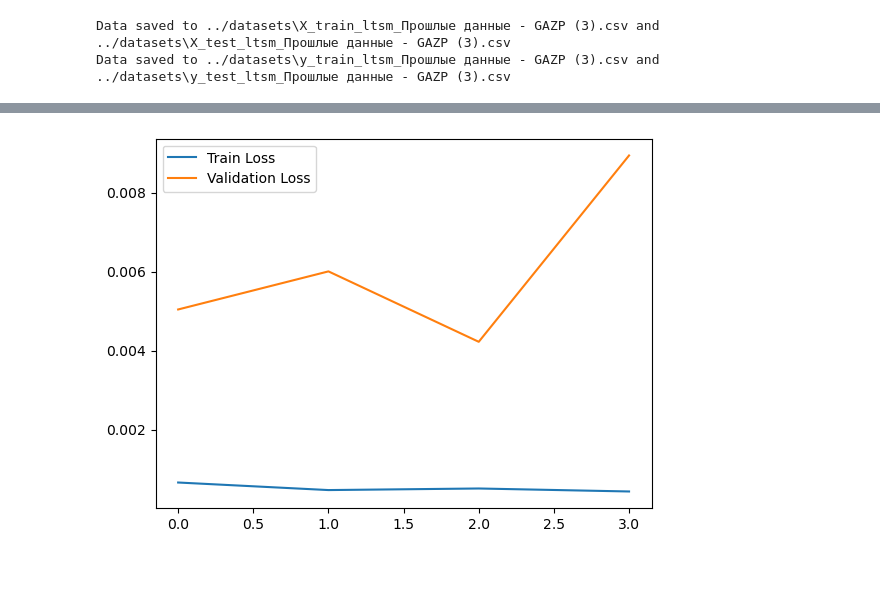
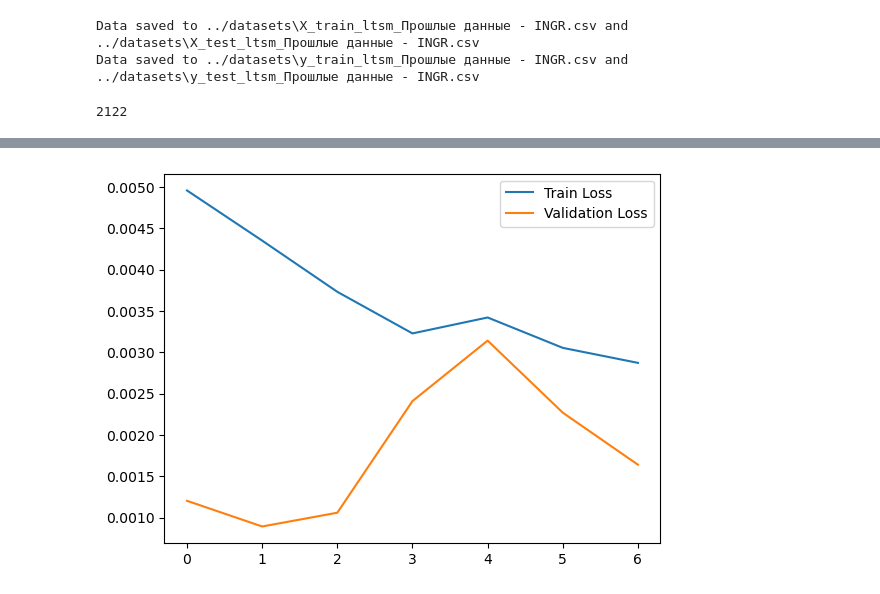
Before and after one commit to KelThuzedd/finrinkizxc, a Jupyter notebook: actualochka/utils.ipynb, the cells around one changed output, grey strips where cells are left out. Cells and saved outputs as stored; diff of their text form; code cells hidden in the pictures.

```diff
--- a/actualochka/utils.ipynb
+++ b/actualochka/utils.ipynb
@@ -76,20 +69,39 @@ from free_utils import *
 # %%
 # Загрузка данных
-file_id = 11 # Замените на нужный идентификатор файла
-n_intervals = 120  # Замените на необходимое количество временных интервалов
+file_id = 1  # Замените на нужный идентификатор файла
+n_intervals = 2  # Замените на необходимое количество временных интервалов
 n_features = 18  # Замените на количество признаков в данных (ваш случай)
-create_and_save_lstm_dataset(file_id, n_intervals)
-
+forecast_days = 4
+date_list=create_and_save_lstm_dataset(file_id, n_intervals,forecast_days=forecast_days)
+keras.optimizers.Adadelta
 data, scaler = load_data(file_id, n_intervals, n_features)
-
+# Преобразование date_list в DataFrame
+date_df = pd.DataFrame({'Date': date_list})
+# Преобразование столбца 'Date' в формат datetime
+date_df['Date'] = pd.to_datetime(date_df['Date'])
 X_test_ltsm,X_train_ltsm, y_test_ltsm,y_train_ltsm  = data
+len(X_train_ltsm)
 # %% [output]
-Data saved to ../datasets\X_train_ltsm_Прошлые данные - GAZP (3).csv and ../datasets\X_test_ltsm_Прошлые данные - GAZP (3).csv
-Data saved to ../datasets\y_train_ltsm_Прошлые данные - GAZP (3).csv and ../datasets\y_test_ltsm_Прошлые данные - GAZP (3).csv
+Data saved to ../datasets\X_train_ltsm_Прошлые данные - INGR.csv and ../datasets\X_test_ltsm_Прошлые данные - INGR.csv
+Data saved to ../datasets\y_train_ltsm_Прошлые данные - INGR.csv and ../datasets\y_test_ltsm_Прошлые данные - INGR.csv
+2122
+# %%
+def create_model(X_train_ltsm,forecast_days):
+    model = Sequential()
+    model.add(LSTM(units=128, return_sequences=True, input_shape=(X_train_ltsm.shape[1], X_train_ltsm.shape[2])))
+    model.add(Dropout(0.12))
+    model.add(LSTM(units=16, return_sequences=False))
+    model.add(Dropout(0.22))
+    model.add(Dense(units=32, activation='relu'))
+    model.add(Dropout(0.22))
+
+    model.add(Dense(units=forecast_days, activation='relu'))
+
+    model.compile(optimizer='adam', loss='mse')
+    return model
 # %%
-
 # Создание модели
-model = create_model(X_train_ltsm)
+model = create_model(X_train_ltsm,forecast_days=1)
 
 # Обучение модели
 history = train_model(model, X_train_ltsm, y_train_ltsm, X_test_ltsm, y_test_ltsm, file_id)
@@ -114 +132 @@ Epoch 7/30
-[figure, old version]
+[figure, new version]
```
Also changed, not shown: parts of 15 cells of this notebook, 40 other files.
